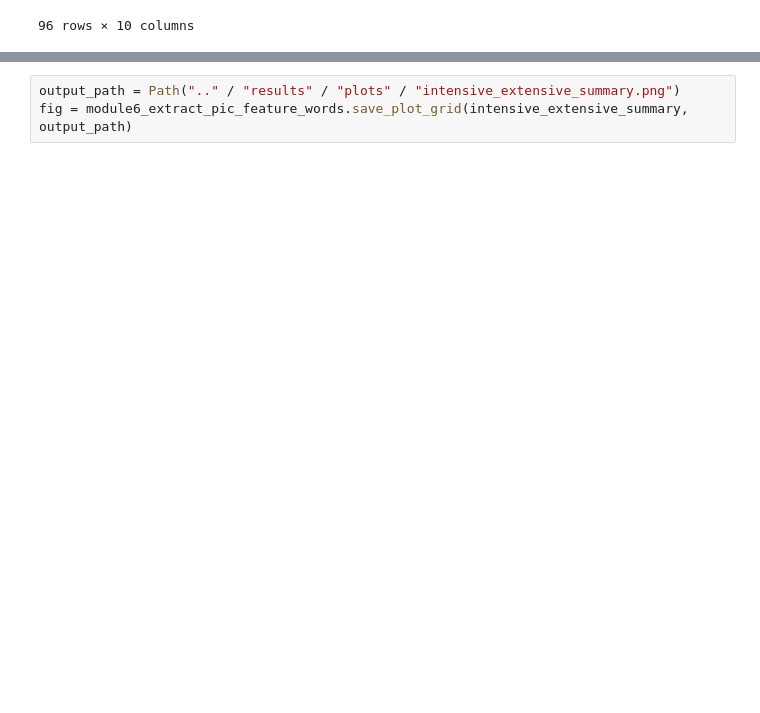
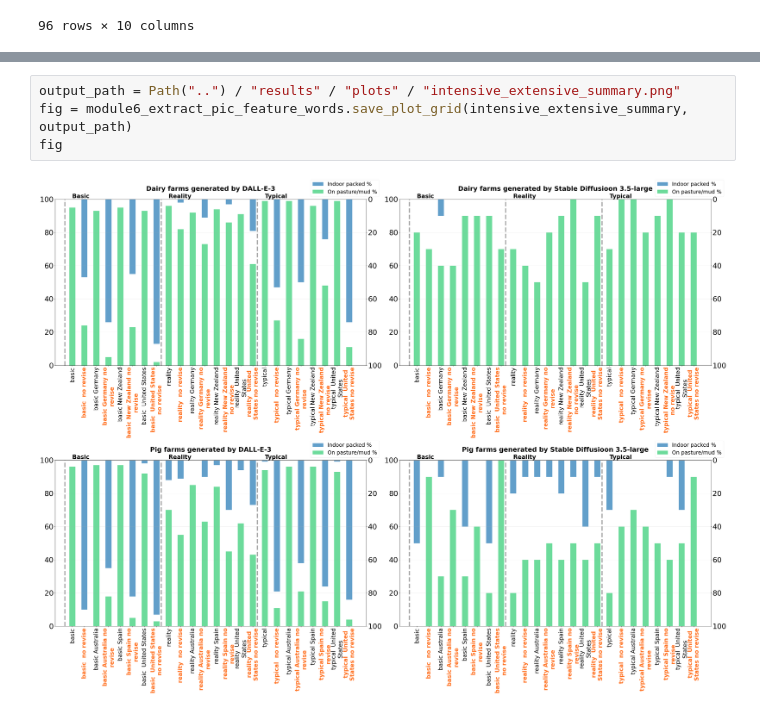
Before and after one commit to skysheng7/AI_bias_in_farming, a Jupyter notebook: notebooks/bag_of_words_analysis.ipynb, the cells around one changed output, grey strips where cells are left out. Drawn from its saved outputs; the diff is of its cells as text; blank space fills up the shorter version.

Commit message:
finalized!! plot workds!!

```diff
--- a/notebooks/bag_of_words_analysis.ipynb
+++ b/notebooks/bag_of_words_analysis.ipynb
@@ -270,3 +250,6 @@ interest
 # %%
-output_path = Path(".." / "results" / "plots" / "intensive_extensive_summary.png")
+output_path = Path("..") / "results" / "plots" / "intensive_extensive_summary.png"
 fig = module6_extract_pic_feature_words.save_plot_grid(intensive_extensive_summary, output_path)
+fig
+# %% [output]
+[figure, added]
```
Also changed, not shown: parts of 2 cells of this notebook, 1 other file.
